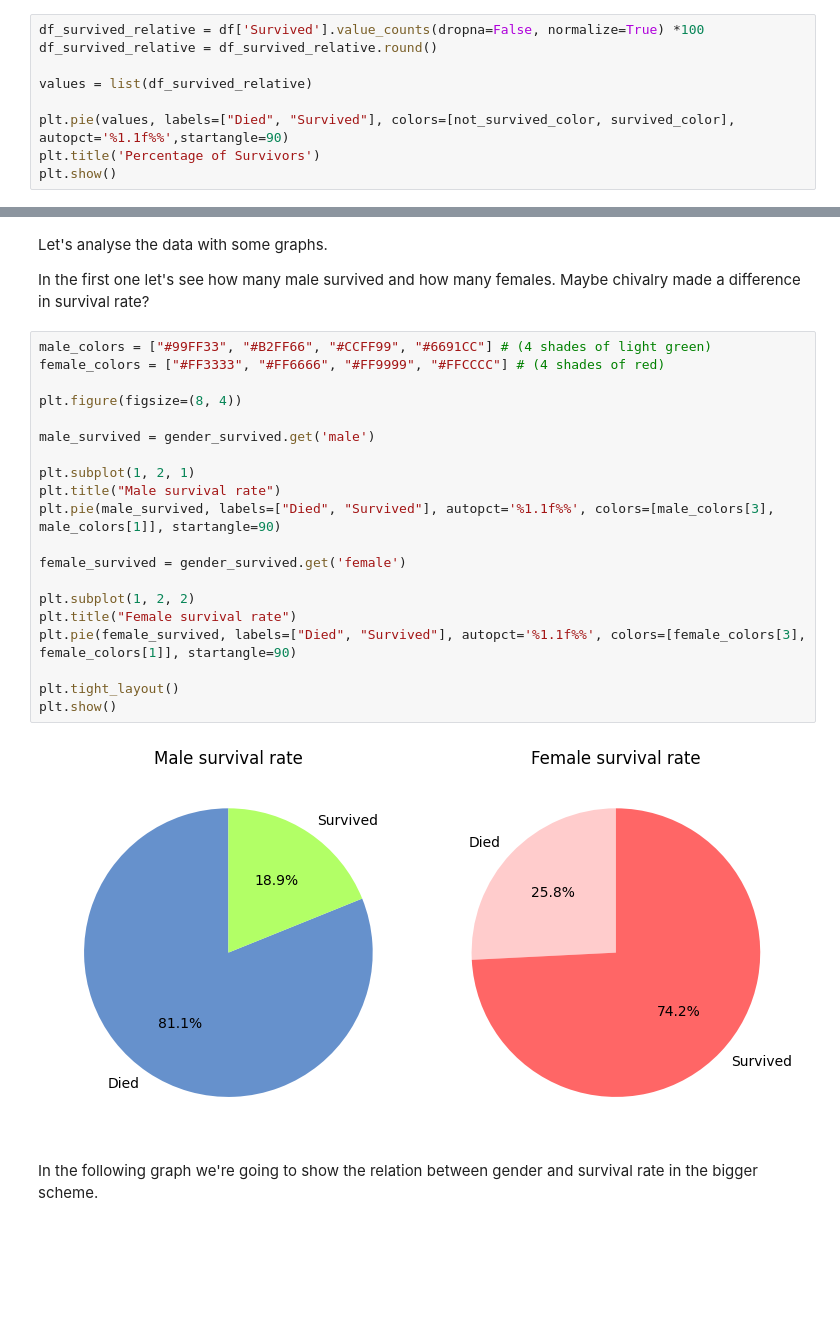
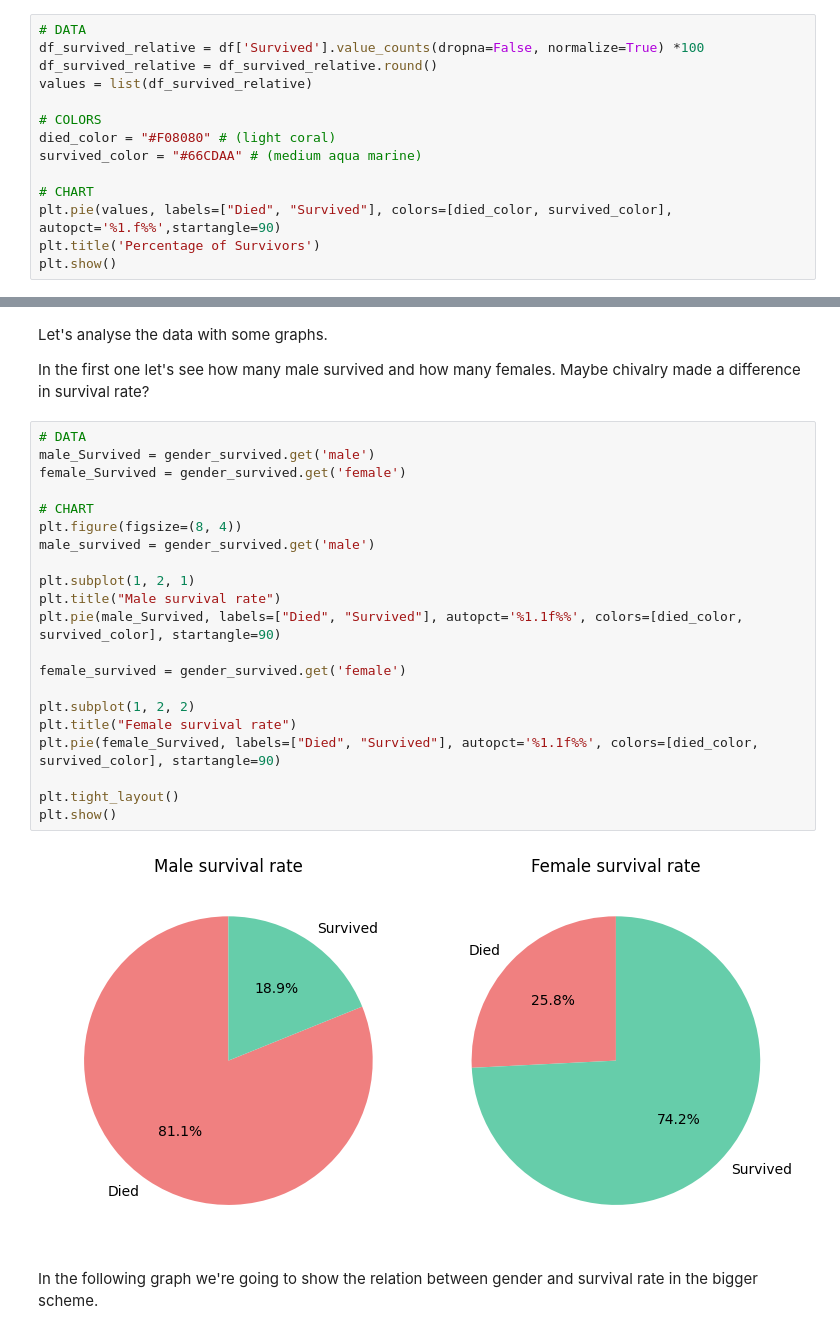
Before and after one commit to davidedigrande/titanic-dataset-eda, a Jupyter notebook: notebook.ipynb, the cells around one changed output, grey strips where cells are left out. Drawn from its saved outputs; the diff is of its cells as text; blank space fills up the shorter version.

```diff
--- a/notebook.ipynb
+++ b/notebook.ipynb
@@ -145,10 +141,15 @@ survived_color = "#F08080" # (light coral)
 # %%
+# DATA
 df_survived_relative = df['Survived'].value_counts(dropna=False, normalize=True) *100
 df_survived_relative = df_survived_relative.round()
-
 values = list(df_survived_relative)
 
-plt.pie(values, labels=["Died", "Survived"], colors=[not_survived_color, survived_color], autopct='%1.1f%%',startangle=90)
+# COLORS
+died_color = "#F08080" # (light coral)
+survived_color = "#66CDAA" # (medium aqua marine)
+
+# CHART
+plt.pie(values, labels=["Died", "Survived"], colors=[died_color, survived_color], autopct='%1.f%%',startangle=90)
 plt.title('Percentage of Survivors')
 plt.show()
 # %% [output]
@@ -183,26 +184,27 @@ Let's analyse the data with some graphs.
 
 In the first one let's see how many male survived and how many females. Maybe chivalry made a difference in survival rate?
 # %%
-male_colors = ["#99FF33", "#B2FF66", "#CCFF99", "#6691CC"] # (4 shades of light green)
-female_colors = ["#FF3333", "#FF6666", "#FF9999", "#FFCCCC"] # (4 shades of red)
+# DATA
+male_Survived = gender_survived.get('male')
+female_Survived = gender_survived.get('female')
 
+# CHART
 plt.figure(figsize=(8, 4))
-
 male_survived = gender_survived.get('male')
 
 plt.subplot(1, 2, 1)
 plt.title("Male survival rate")
-plt.pie(male_survived, labels=["Died", "Survived"], autopct='%1.1f%%', colors=[male_colors[3], male_colors[1]], startangle=90)
+plt.pie(male_Survived, labels=["Died", "Survived"], autopct='%1.1f%%', colors=[died_color, survived_color], startangle=90)
 
 female_survived = gender_survived.get('female')
 
 plt.subplot(1, 2, 2)
 plt.title("Female survival rate")
-plt.pie(female_survived, labels=["Died", "Survived"], autopct='%1.1f%%', colors=[female_colors[3], female_colors[1]], startangle=90)
+plt.pie(female_Survived, labels=["Died", "Survived"], autopct='%1.1f%%', colors=[died_color, survived_color], startangle=90)
 
 plt.tight_layout()
 plt.show()
 # %% [output]
-[figure, old version]
+[figure, new version]
 # %% [markdown]
 In the following graph we're going to show the relation between gender and survival rate in the bigger scheme.
```
Also changed, not shown: parts of 8 cells of this notebook.
